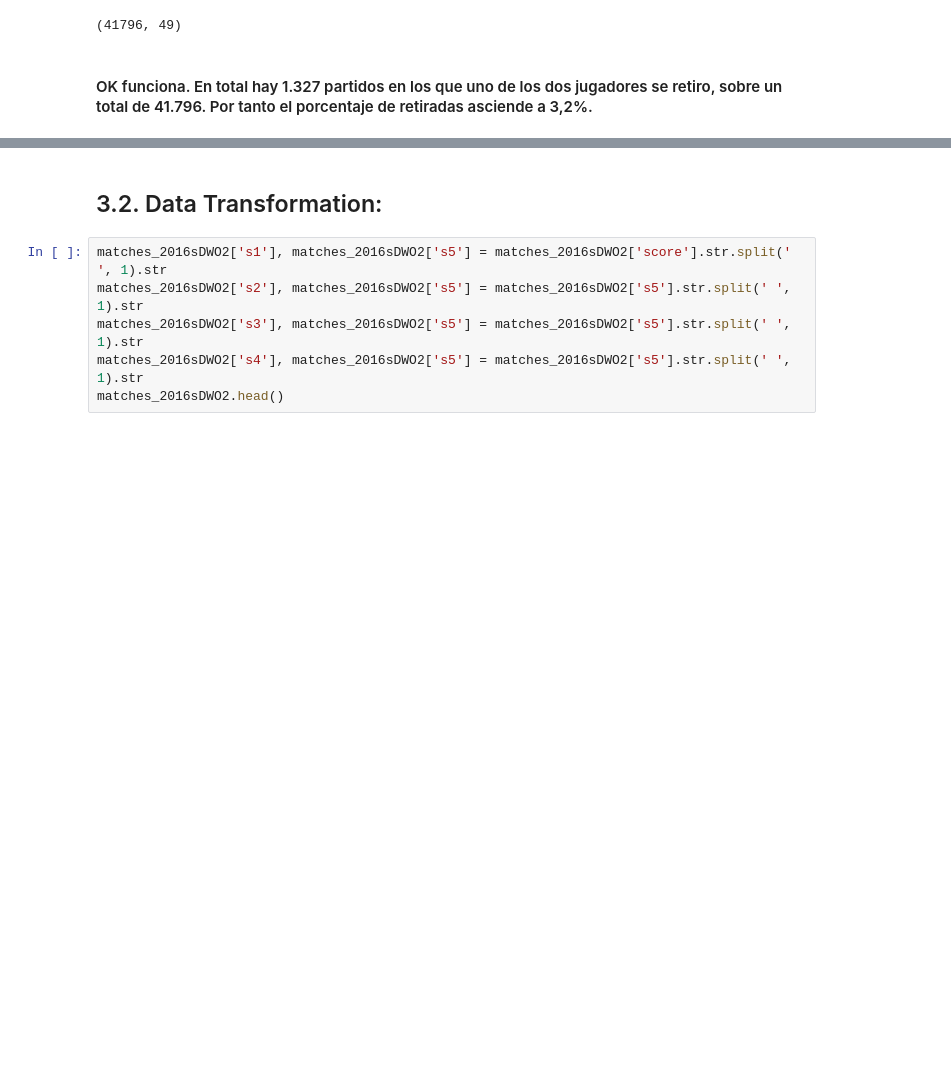
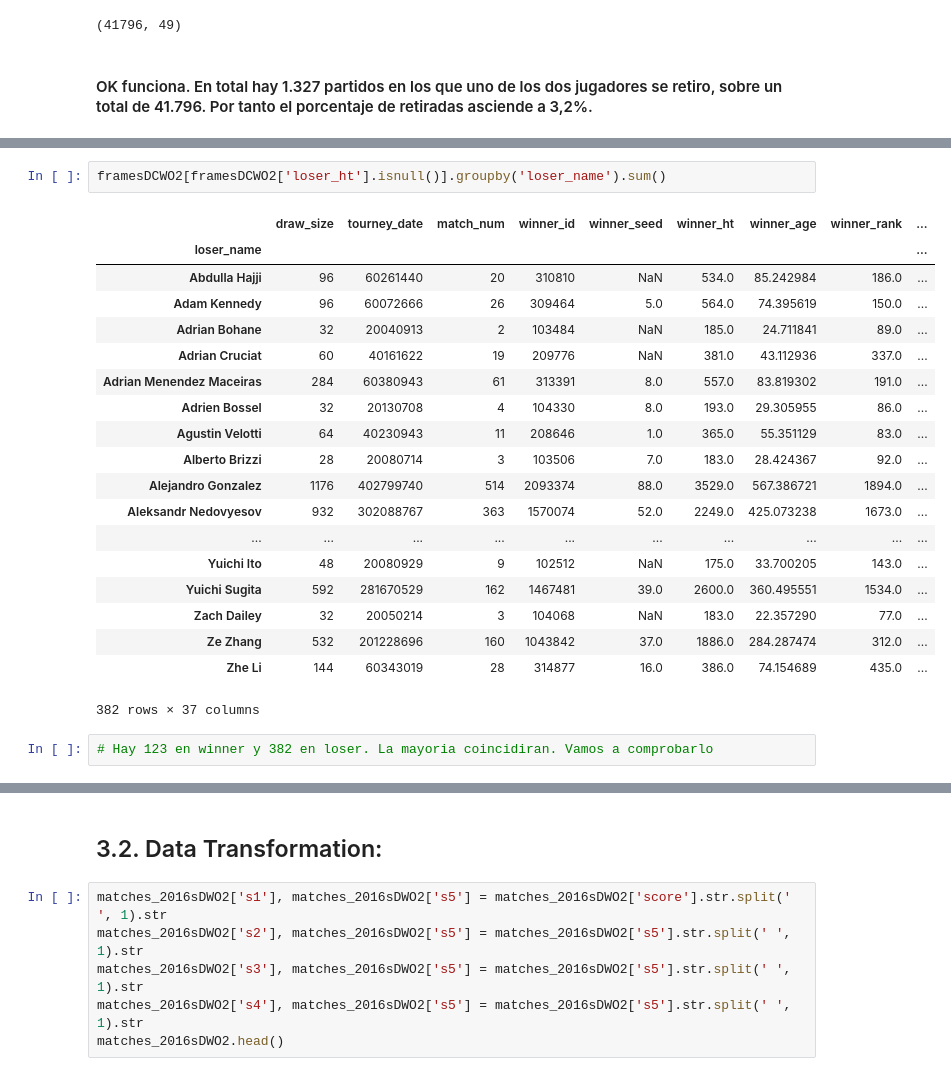
Before and after one commit to ISANJUA/TFM_ML4sportsBets, a Jupyter notebook: 3. Feature Extraction, Transformations and Cleansing.ipynb, the cells around one changed output, grey strips where cells are left out. Cells and saved outputs as stored; diff of their text form; blank space fills up the shorter version.

```diff
--- a/3. Feature Extraction, Transformations and Cleansing.ipynb
+++ b/3. Feature Extraction, Transformations and Cleansing.ipynb
@@ -786,0 +811,24 @@ y
+# %%
+framesDCWO2[framesDCWO2['loser_ht'].isnull()].groupby('loser_name').sum()
+# %% [output]
+|  | draw_size | tourney_date | match_num | winner_id | winner_seed | winner_ht | winner_age | winner_rank | ... |
+| loser_name |  |  |  |  |  |  |  |  | ... |
+| Abdulla Hajji | 96 | 60261440 | 20 | 310810 | NaN | 534.0 | 85.242984 | 186.0 | ... |
+| Adam Kennedy | 96 | 60072666 | 26 | 309464 | 5.0 | 564.0 | 74.395619 | 150.0 | ... |
+| Adrian Bohane | 32 | 20040913 | 2 | 103484 | NaN | 185.0 | 24.711841 | 89.0 | ... |
+| Adrian Cruciat | 60 | 40161622 | 19 | 209776 | NaN | 381.0 | 43.112936 | 337.0 | ... |
+| Adrian Menendez Maceiras | 284 | 60380943 | 61 | 313391 | 8.0 | 557.0 | 83.819302 | 191.0 | ... |
+| Adrien Bossel | 32 | 20130708 | 4 | 104330 | 8.0 | 193.0 | 29.305955 | 86.0 | ... |
+| Agustin Velotti | 64 | 40230943 | 11 | 208646 | 1.0 | 365.0 | 55.351129 | 83.0 | ... |
+| Alberto Brizzi | 28 | 20080714 | 3 | 103506 | 7.0 | 183.0 | 28.424367 | 92.0 | ... |
+| Alejandro Gonzalez | 1176 | 402799740 | 514 | 2093374 | 88.0 | 3529.0 | 567.386721 | 1894.0 | ... |
+| Aleksandr Nedovyesov | 932 | 302088767 | 363 | 1570074 | 52.0 | 2249.0 | 425.073238 | 1673.0 | ... |
+| ... | ... | ... | ... | ... | ... | ... | ... | ... | ... |
+| Yuichi Ito | 48 | 20080929 | 9 | 102512 | NaN | 175.0 | 33.700205 | 143.0 | ... |
+| Yuichi Sugita | 592 | 281670529 | 162 | 1467481 | 39.0 | 2600.0 | 360.495551 | 1534.0 | ... |
+| Zach Dailey | 32 | 20050214 | 3 | 104068 | NaN | 183.0 | 22.357290 | 77.0 | ... |
+| Ze Zhang | 532 | 201228696 | 160 | 1043842 | 37.0 | 1886.0 | 284.287474 | 312.0 | ... |
+| Zhe Li | 144 | 60343019 | 28 | 314877 | 16.0 | 386.0 | 74.154689 | 435.0 | ... |
+382 rows × 37 columns
+# %%
+# Hay 123 en winner y 382 en loser. La mayoria coincidiran. Vamos a comprobarlo
```
Also changed, not shown: parts of 26 cells of this notebook.
